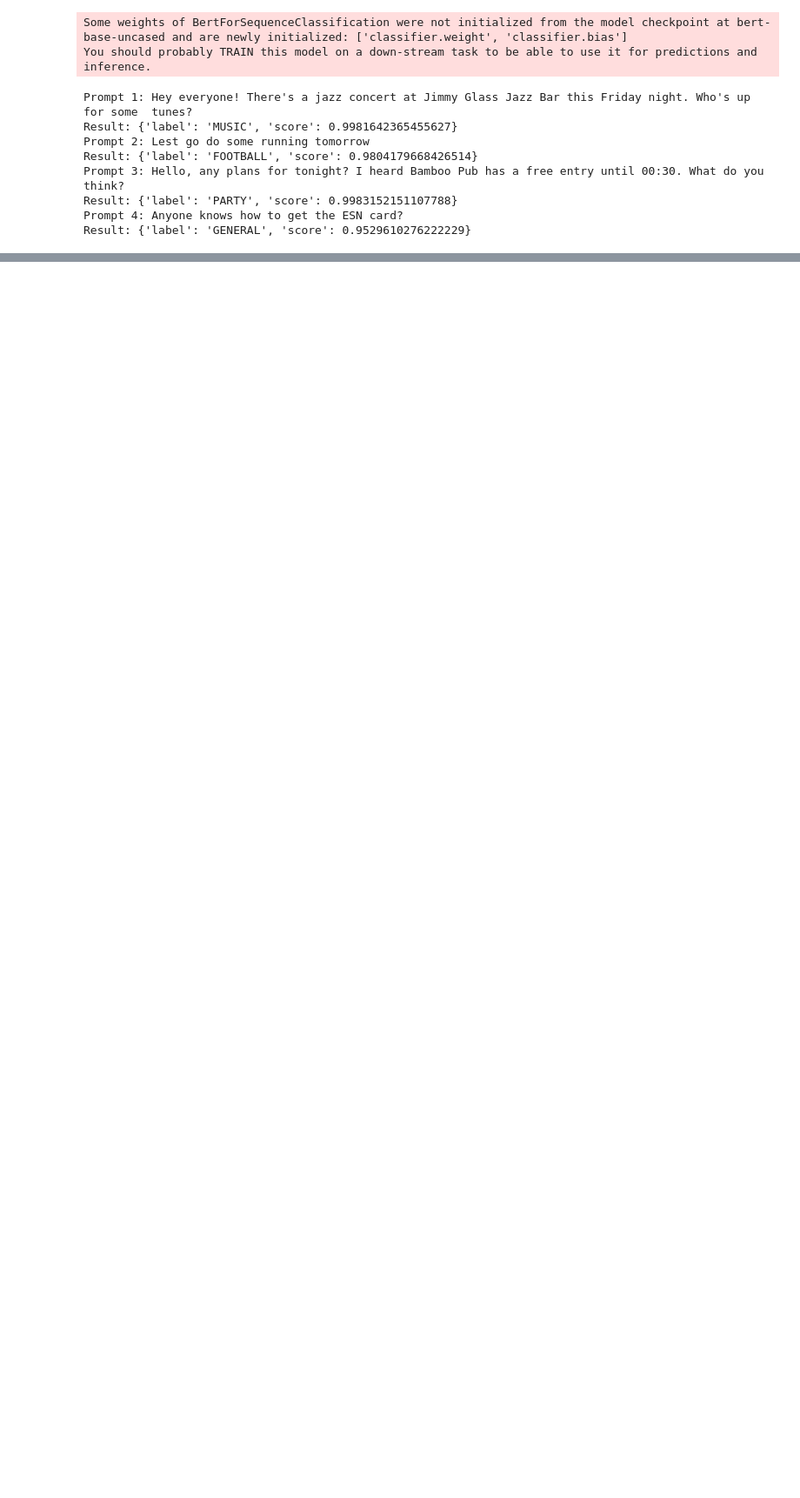
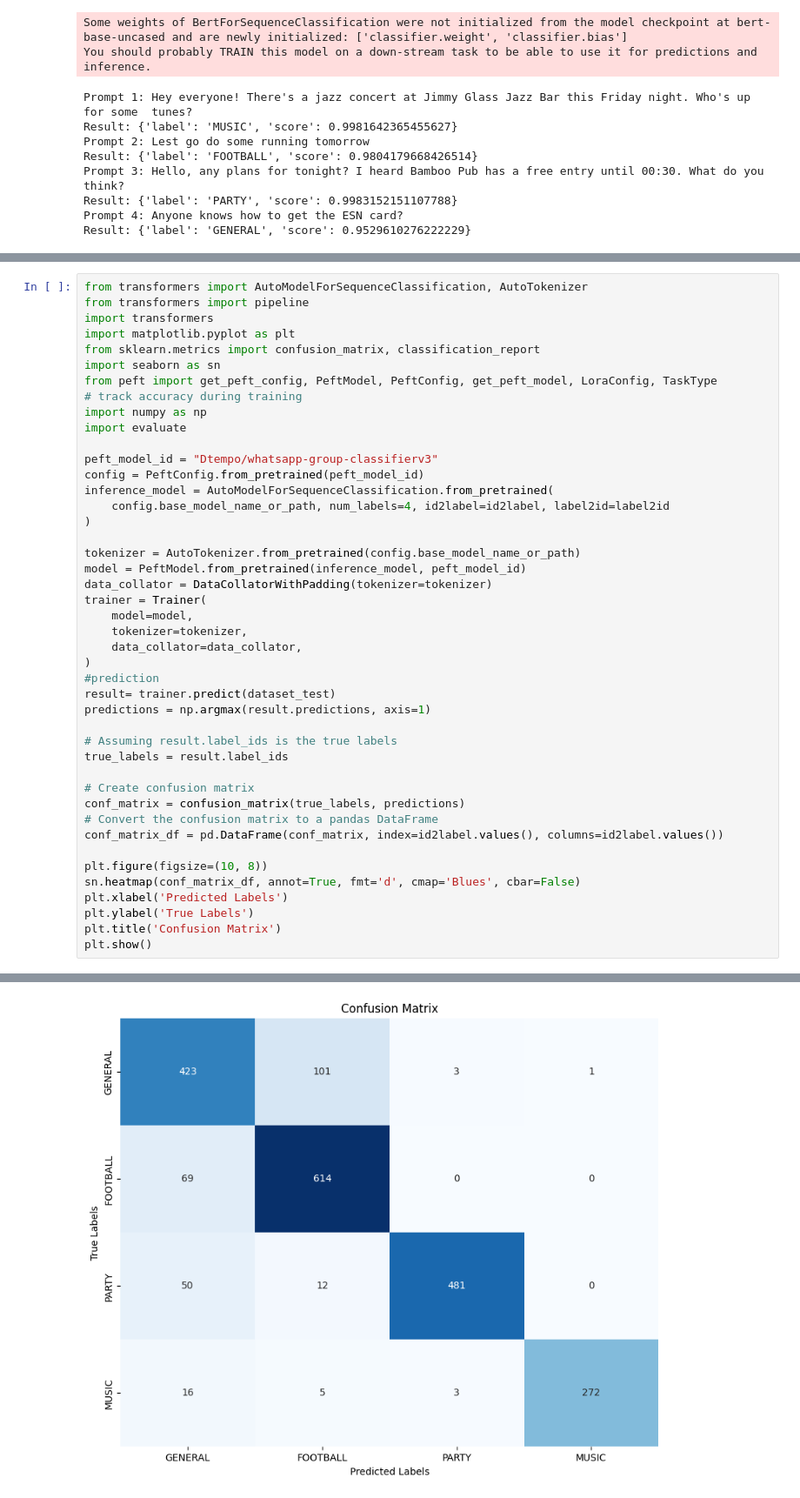
Before and after one commit to IgorCzudy/whatsapp_message_clasterization, a Jupyter notebook: notebooks/GC_Training.ipynb, the cells around one changed output, grey strips where cells are left out. Shown at 87% size. Cells and saved outputs as stored; diff of their text form; blank space fills up the shorter version.

Commit message:
Confusion matrix

```diff
--- a/notebooks/GC_Training.ipynb
+++ b/notebooks/GC_Training.ipynb
@@ -283,0 +286,45 @@ Result: {'label': 'GENERAL', 'score': 0.9529610276222229}
+# %%
+from transformers import AutoModelForSequenceClassification, AutoTokenizer
+from transformers import pipeline
+import transformers
+import matplotlib.pyplot as plt
+from sklearn.metrics import confusion_matrix, classification_report
+import seaborn as sn
+from peft import get_peft_config, PeftModel, PeftConfig, get_peft_model, LoraConfig, TaskType
+# track accuracy during training
+import numpy as np
+import evaluate
+
+peft_model_id = "Dtempo/whatsapp-group-classifierv3"
+config = PeftConfig.from_pretrained(peft_model_id)
+inference_model = AutoModelForSequenceClassification.from_pretrained(
+    config.base_model_name_or_path, num_labels=4, id2label=id2label, label2id=label2id
+)
+
+tokenizer = AutoTokenizer.from_pretrained(config.base_model_name_or_path)
+model = PeftModel.from_pretrained(inference_model, peft_model_id)
+data_collator = DataCollatorWithPadding(tokenizer=tokenizer)
+trainer = Trainer(
+    model=model,
+    tokenizer=tokenizer,
+    data_collator=data_collator,
+)
+#prediction
+result= trainer.predict(dataset_test)
+predictions = np.argmax(result.predictions, axis=1)
+
+# Assuming result.label_ids is the true labels
+true_labels = result.label_ids
+
+# Create confusion matrix
+conf_matrix = confusion_matrix(true_labels, predictions)
+# Convert the confusion matrix to a pandas DataFrame
+conf_matrix_df = pd.DataFrame(conf_matrix, index=id2label.values(), columns=id2label.values())
+
+plt.figure(figsize=(10, 8))
+sn.heatmap(conf_matrix_df, annot=True, fmt='d', cmap='Blues', cbar=False)
+plt.xlabel('Predicted Labels')
+plt.ylabel('True Labels')
+plt.title('Confusion Matrix')
+plt.show()
+# %% [output]
@@ -283,0 +335 @@ Result: {'label': 'GENERAL', 'score': 0.9529610276222229}
+[figure, added]
```
Also changed, not shown: parts of 3 cells of this notebook.
